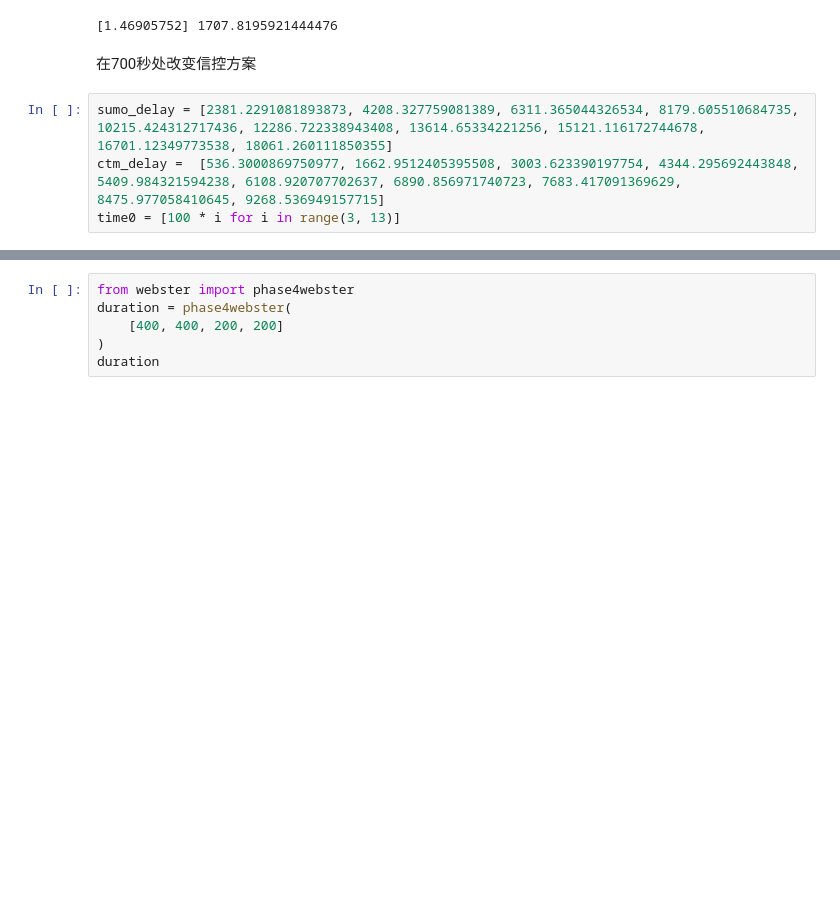
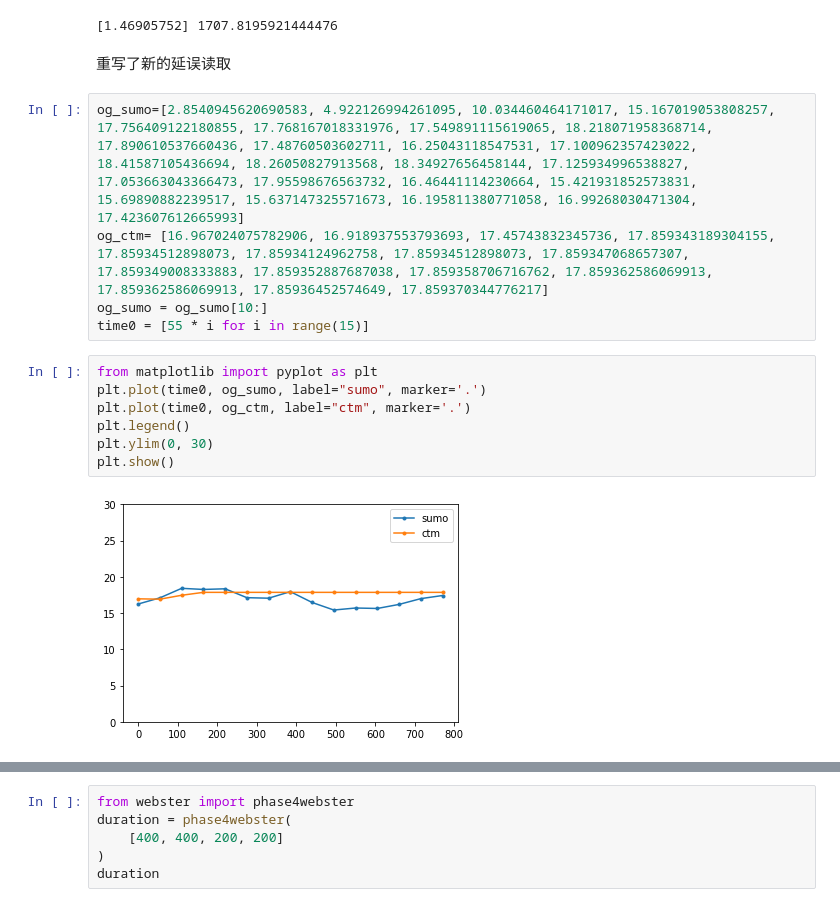
Before and after one commit to Eightina/Digital-Twin-CTM, a Jupyter notebook: Digital-Twin/analyze.ipynb, the cells around one changed output, grey strips where cells are left out. Saved outputs shown, nothing was run; the diff lists cells and outputs as text; blank space fills up the shorter version.

```diff
--- a/Digital-Twin/analyze.ipynb
+++ b/Digital-Twin/analyze.ipynb
@@ -168,9 +168,19 @@ plt.show()
 print(model.coef_, model.intercept_)
 # %% [output]
 [1.46905752] 1707.8195921444476
-# %% [markdown]
-在700秒处改变信控方案
-# %%
-sumo_delay = [2381.2291081893873, 4208.327759081389, 6311.365044326534, 8179.605510684735, 10215.424312717436, 12286.722338943408, 13614.65334221256, 15121.116172744678, 16701.12349773538, 18061.260111850355]
-ctm_delay =  [536.3000869750977, 1662.9512405395508, 3003.623390197754, 4344.295692443848, 5409.984321594238, 6108.920707702637, 6890.856971740723, 7683.417091369629, 8475.977058410645, 9268.536949157715]
-time0 = [100 * i for i in range(3, 13)]
+# %% [markdown]
+重写了新的延误读取
+# %%
+og_sumo=[2.8540945620690583, 4.922126994261095, 10.034460464171017, 15.167019053808257, 17.756409122180855, 17.768167018331976, 17.549891115619065, 18.218071958368714, 17.890610537660436, 17.48760503602711, 16.25043118547531, 17.100962357423022, 18.41587105436694, 18.26050827913568, 18.34927656458144, 17.125934996538827, 17.053663043366473, 17.95598676563732, 16.46441114230664, 15.421931852573831, 15.69890882239517, 15.637147325571673, 16.195811380771058, 16.99268030471304, 17.423607612665993]
+og_ctm= [16.967024075782906, 16.918937553793693, 17.45743832345736, 17.859343189304155, 17.85934512898073, 17.85934124962758, 17.85934512898073, 17.859347068657307, 17.859349008333883, 17.859352887687038, 17.859358706716762, 17.859362586069913, 17.859362586069913, 17.85936452574649, 17.859370344776217]
+og_sumo = og_sumo[10:]
+time0 = [55 * i for i in range(15)]
+# %%
+from matplotlib import pyplot as plt
+plt.plot(time0, og_sumo, label="sumo", marker='.')
+plt.plot(time0, og_ctm, label="ctm", marker='.')
+plt.legend()
+plt.ylim(0, 30)
+plt.show()
+# %% [output]
+[figure, added]
```
Also changed, not shown: parts of 6 cells of this notebook, 19 other files.
